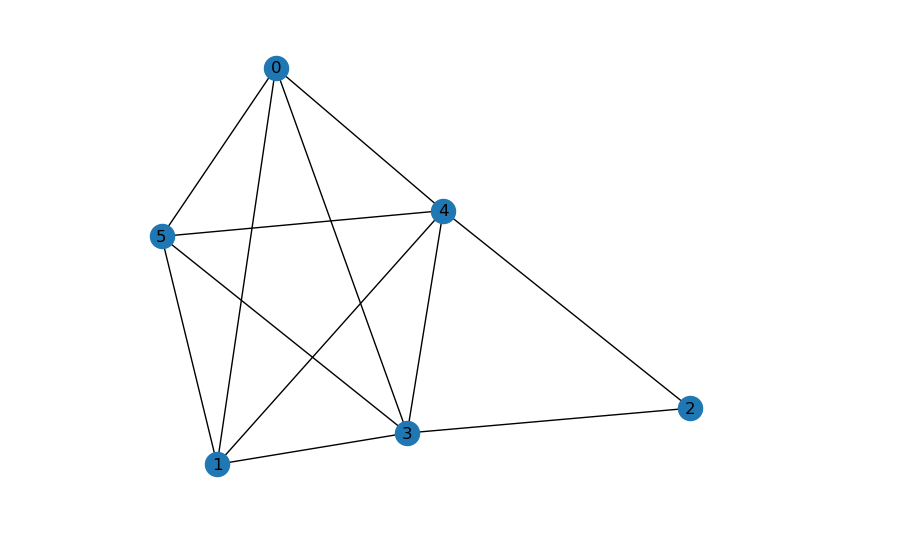
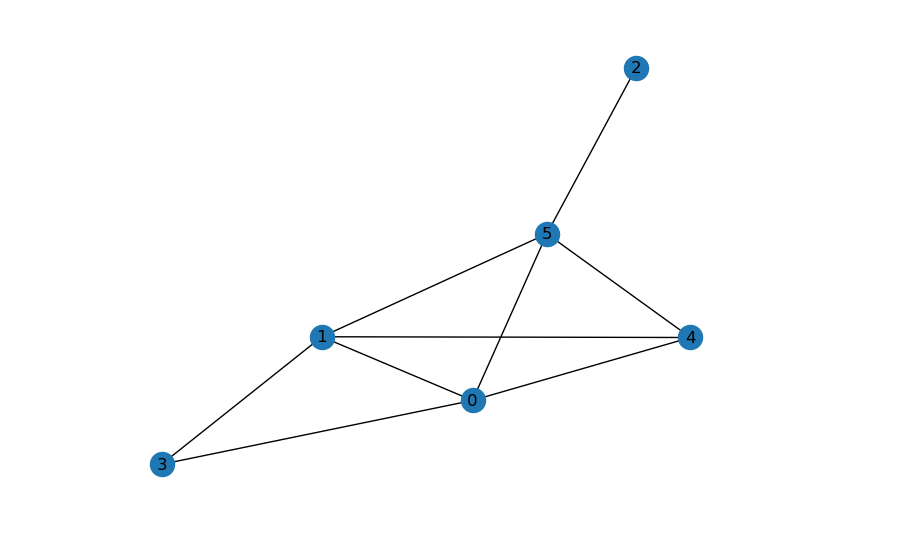
Before and after one commit to andrewklayk/frankwolfe-maxclique-ods, a Jupyter notebook: main.ipynb, the cells around one changed output. Saved outputs shown, nothing was run; the diff lists cells and outputs as text; code cells hidden in the pictures.

```diff
--- a/main.ipynb
+++ b/main.ipynb
@@ -89,9 +84,9 @@ def draw_graph(A):
 # %%
 n = 6
-A = make_test_graph(n, 0.8)
+A = make_test_graph(n, 0.5)
 draw_graph(A)
 # %% [output]
-[figure, old version]
+[figure, new version]
 # %%
 x_0 = np.random.uniform(low=0.0, high=1.0, size=n)
 x_0 /= np.sum(x_0)
```
Also changed, not shown: parts of 10 cells of this notebook, 3 other files.
